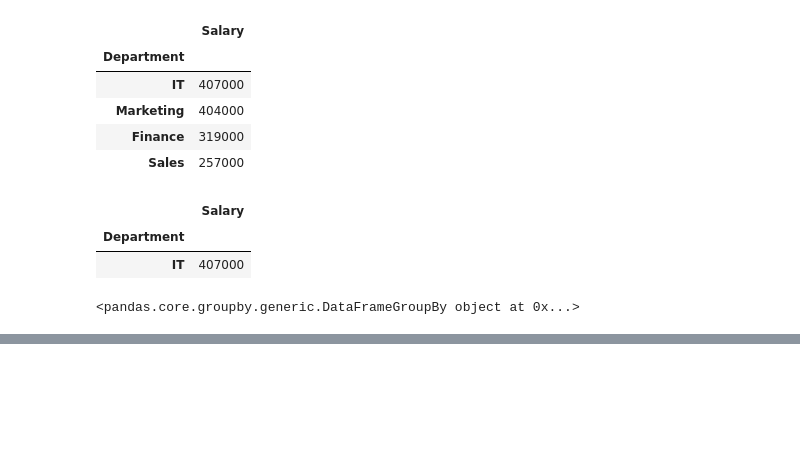
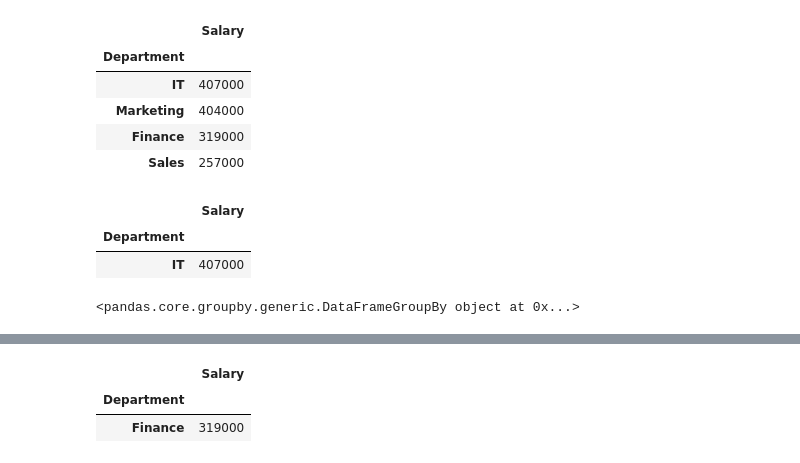
Before and after one commit to Akashyadav-codes/Data_Analyst_Jupyter, a Jupyter notebook: Practice_on_Datasets.ipynb, the cells around one changed output, grey strips where cells are left out. Cells and saved outputs as stored; diff of their text form; code cells hidden in the pictures; blank space fills up the shorter version.

```diff
--- a/Practice_on_Datasets.ipynb
+++ b/Practice_on_Datasets.ipynb
@@ -190,0 +234,3 @@ for i,j in h2:
+# %%
+k=pd.DataFrame(a)
+k
@@ -190,0 +244,7 @@ for i,j in h2:
+# %%
+#Filtering
+k[(k["Salary"]>300000)&(k["Salary"]<400000)]
+# %% [output]
+|  | Salary |
+| Department |  |
+| Finance | 319000 |
```
Also changed, not shown: parts of 4 cells of this notebook.
